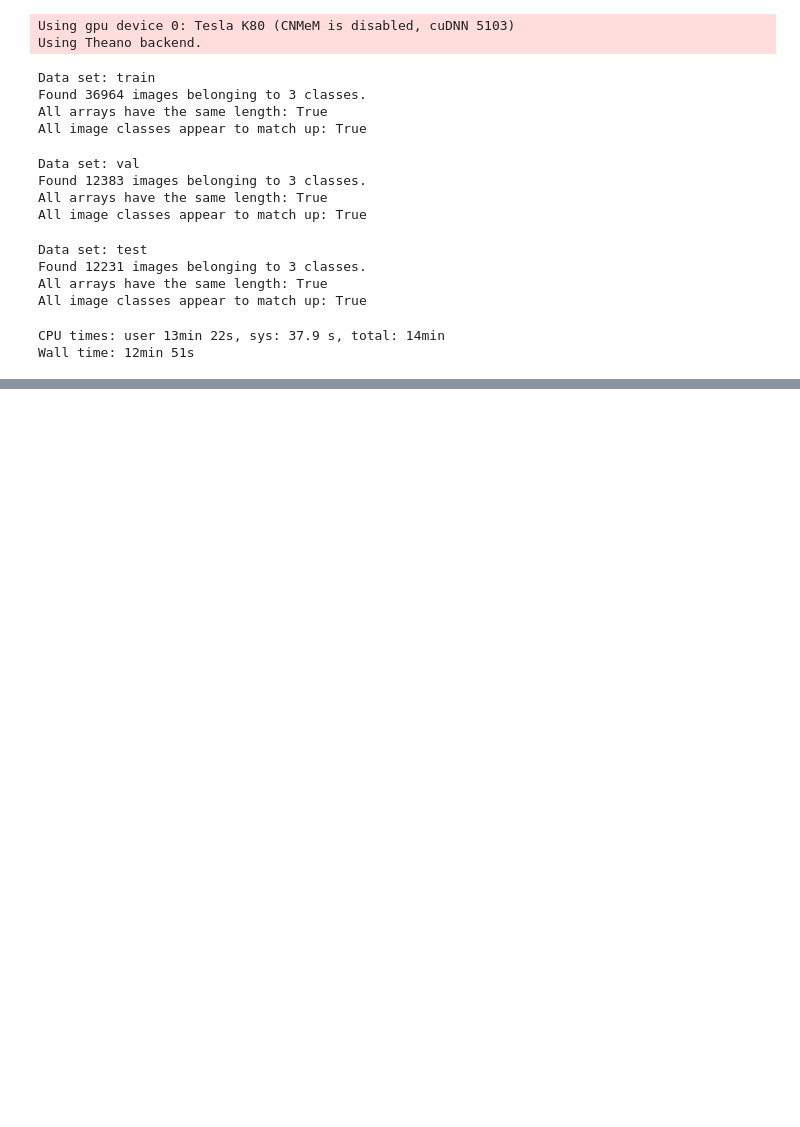
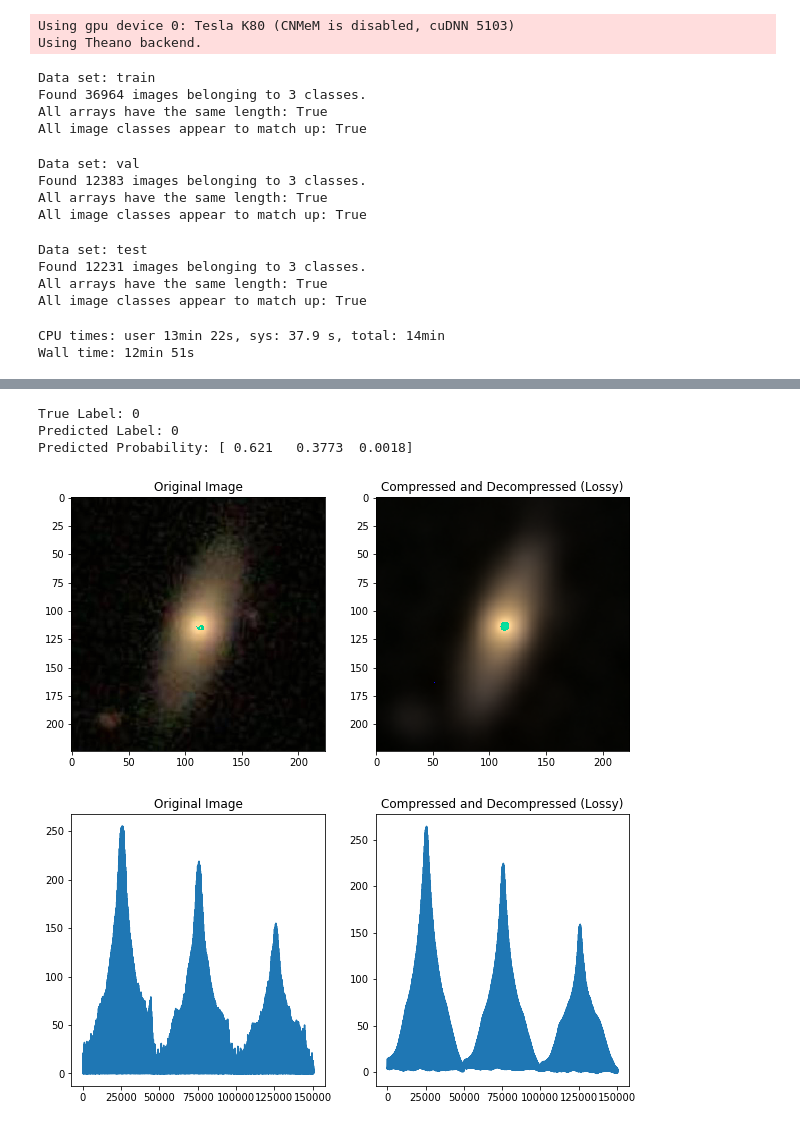
Before and after one commit to eugeneh101/History-And-Application-of-Neural-Networks, a Jupyter notebook: History And Applications of Neural Networks.ipynb, the cells around one changed output, grey strips where cells are left out. Saved outputs shown, nothing was run; the diff lists cells and outputs as text; code cells hidden in the pictures; blank space fills up the shorter version.

```diff
--- a/History And Applications of Neural Networks.ipynb
+++ b/History And Applications of Neural Networks.ipynb
@@ -577,0 +622,25 @@ plt.plot(sorted(grid_search.best_estimator_.feature_importances_)[::-1], marker=
+# %%
+%%time
+from utils import *
+
+
+def plotter(plot_type, data_1, data_2, title_1='Original Image', title_2='Compressed and Decompressed (Lossy)'):
+    plt.figure(figsize=(10, 5))
+    plt.subplot(121)
+    plot_type(data_1)
+    plt.title(title_1)
+    plt.subplot(122)
+    plot_type(data_2)
+    plt.title(title_2)
+
+with open('iPCA.pkl', 'rb') as f:
+    iPCA = pkl.load(f)
+
+image_generator = image.ImageDataGenerator().flow_from_directory('imgs/test', target_size=(224, 224),
+    class_mode='categorical', shuffle=False, batch_size=100)
+image_data = image_generator.next()[0]
+
+correctly_classified_examples = np.where((test_transformed['y_labels'] ==
+    grid_search.predict(test_transformed['X_transformed'])))[0]
+incorrectly_classified_examples = np.where(test_transformed['y_labels'] !=
+    grid_search.predict(test_transformed['X_transformed']))[0]
@@ -577,0 +653,23 @@ plt.plot(sorted(grid_search.best_estimator_.feature_importances_)[::-1], marker=
+# %%
+# lots of weird stuff to get reflated image back!
+correctly_classified_example = image_data[correctly_classified_examples[0]]
+correctly_classified_example_compressed = iPCA.transform(correctly_classified_example.reshape(1, -1))
+correctly_classified_example_reflated = iPCA.inverse_transform(correctly_classified_example_compressed)
+
+print('True Label: {}'.format(
+        test_transformed['y_labels'][correctly_classified_examples[0]]))
+print('Predicted Label: {}'.format(
+        grid_search.predict(correctly_classified_example_compressed)[0]))
+print ('Predicted Probability: {}'.format(
+        grid_search.predict_proba(correctly_classified_example_compressed)[0]))
+
+
+plotter(plt.imshow, 255 - correctly_classified_example.transpose(1, 2, 0),
+        255 - np.round(correctly_classified_example_reflated, 0).reshape(3, 224, 224).transpose(1, 2, 0))
+plotter(plt.plot, np.ravel(correctly_classified_example), np.ravel(correctly_classified_example_reflated))
+# %% [output]
+True Label: 0
+Predicted Label: 0
+Predicted Probability: [ 0.621   0.3773  0.0018]
+[figure, added]
+[figure, added]
```
Also changed, not shown: parts of 20 cells of this notebook.
